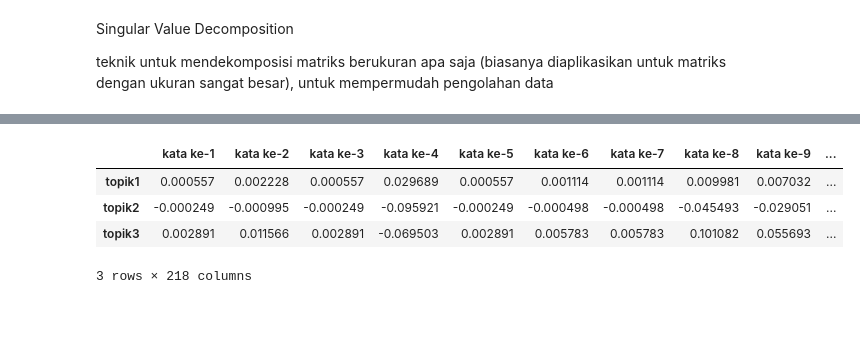
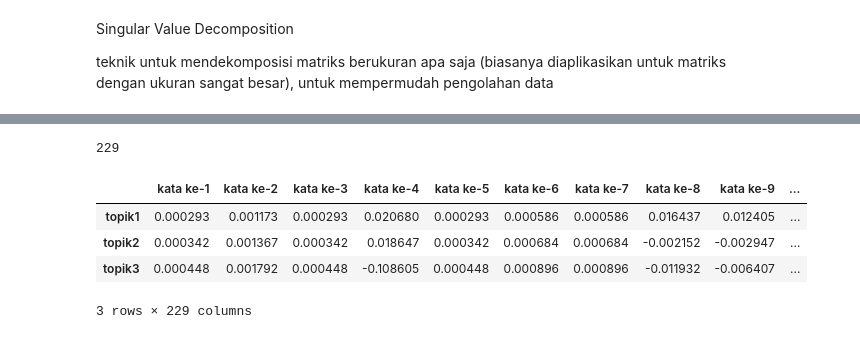
Before and after one commit to zakkiya/prosaindata, a Jupyter notebook: _sources/topicmodelling.ipynb, the cells around one changed output, grey strips where cells are left out. Drawn from its saved outputs; the diff is of its cells as text; code cells hidden in the pictures.

```diff
--- a/_sources/topicmodelling.ipynb
+++ b/_sources/topicmodelling.ipynb
@@ -585,14 +576,19 @@ print(V.shape) # (no_of_topics*no_of_words)
+# %%
+a = V.shape[1]
+print(a)
+# %% [output]
+229
 # %%
 #bobot setiap kata terhadap topik
 label=[]
-for i in range (1,219):
+for i in range (1,a+1):
   masukan = f"kata ke-{i}"
   label.append(masukan)
 tabel = pd.DataFrame(V,columns=label)
 tabel.rename(index={0:"topik1",1:"topik2",2:"topik3"})
 # %% [output]
 |  | kata ke-1 | kata ke-2 | kata ke-3 | kata ke-4 | kata ke-5 | kata ke-6 | kata ke-7 | kata ke-8 | kata ke-9 | ... |
-| topik1 | 0.000557 | 0.002228 | 0.000557 | 0.029689 | 0.000557 | 0.001114 | 0.001114 | 0.009981 | 0.007032 | ... |
-| topik2 | -0.000249 | -0.000995 | -0.000249 | -0.095921 | -0.000249 | -0.000498 | -0.000498 | -0.045493 | -0.029051 | ... |
-| topik3 | 0.002891 | 0.011566 | 0.002891 | -0.069503 | 0.002891 | 0.005783 | 0.005783 | 0.101082 | 0.055693 | ... |
+| topik1 | 0.000293 | 0.001173 | 0.000293 | 0.020680 | 0.000293 | 0.000586 | 0.000586 | 0.016437 | 0.012405 | ... |
+| topik2 | 0.000342 | 0.001367 | 0.000342 | 0.018647 | 0.000342 | 0.000684 | 0.000684 | -0.002152 | -0.002947 | ... |
+| topik3 | 0.000448 | 0.001792 | 0.000448 | -0.108605 | 0.000448 | 0.000896 | 0.000896 | -0.011932 | -0.006407 | ... |
-3 rows × 218 columns
+3 rows × 229 columns
```
Also changed, not shown: parts of 15 cells of this notebook, 12 other files.
